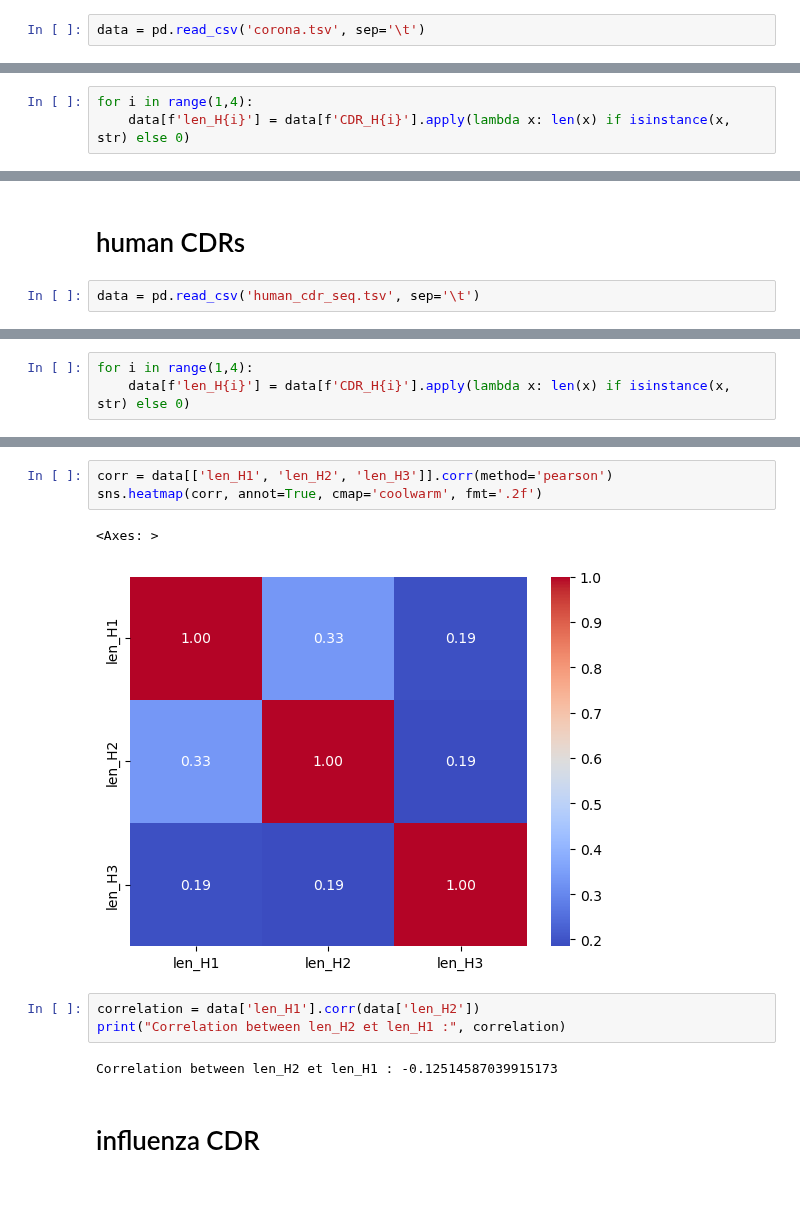
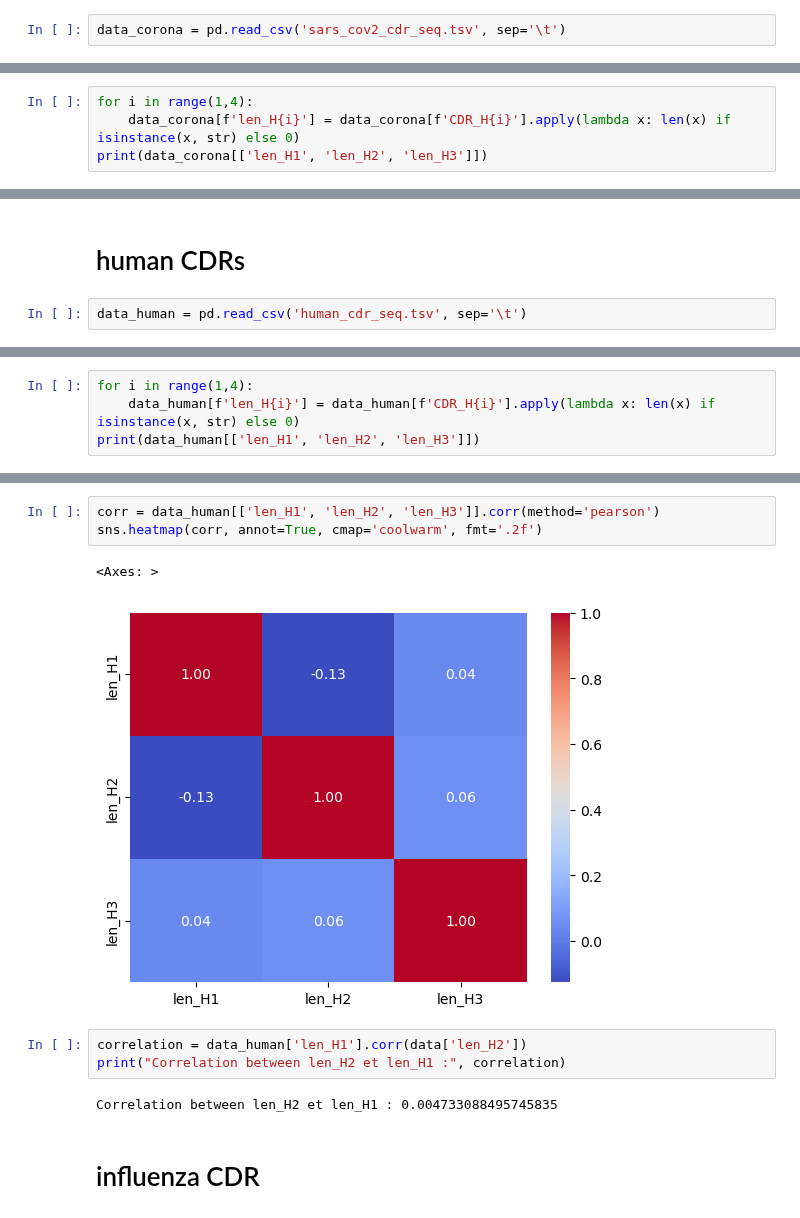
Before and after one commit to datascience-2025-group4/group04-team02, a Jupyter notebook: data cleanup/03_analysislengthAS.ipynb, the cells around one changed output, grey strips where cells are left out. Drawn from its saved outputs; the diff is of its cells as text.

```diff
--- a/data cleanup/03_analysislengthAS.ipynb
+++ b/data cleanup/03_analysislengthAS.ipynb
@@ -28,5 +28,5 @@ Successfully installed seaborn-0.13.2
 # %% [markdown]
 # coronavirus CDR
 # %%
-data = pd.read_csv('corona.tsv', sep='\t')
+data_corona = pd.read_csv('sars_cov2_cdr_seq.tsv', sep='\t')
 # %%
@@ -48,3 +48,4 @@ data
 # %%
 for i in range(1,4):
-    data[f'len_H{i}'] = data[f'CDR_H{i}'].apply(lambda x: len(x) if isinstance(x, str) else 0)
+    data_corona[f'len_H{i}'] = data_corona[f'CDR_H{i}'].apply(lambda x: len(x) if isinstance(x, str) else 0)
+print(data_corona[['len_H1', 'len_H2', 'len_H3']])
@@ -114,5 +98,5 @@ sns.heatmap(corr, annot=True, cmap='coolwarm', fmt='.2f')
 # %% [markdown]
 # human CDRs
 # %%
-data = pd.read_csv('human_cdr_seq.tsv', sep='\t')
+data_human = pd.read_csv('human_cdr_seq.tsv', sep='\t')
 # %%
@@ -133,4 +117,5 @@ data
 379 rows × 80 columns
 # %%
 for i in range(1,4):
-    data[f'len_H{i}'] = data[f'CDR_H{i}'].apply(lambda x: len(x) if isinstance(x, str) else 0)
+    data_human[f'len_H{i}'] = data_human[f'CDR_H{i}'].apply(lambda x: len(x) if isinstance(x, str) else 0)
+print(data_human[['len_H1', 'len_H2', 'len_H3']])
@@ -194,13 +162,13 @@ data[['len_H1', 'len_H2', 'len_H3']]
 # %%
-corr = data[['len_H1', 'len_H2', 'len_H3']].corr(method='pearson')
+corr = data_human[['len_H1', 'len_H2', 'len_H3']].corr(method='pearson')
 sns.heatmap(corr, annot=True, cmap='coolwarm', fmt='.2f')
 # %% [output]
 <Axes: >
-[figure, old version]
+[figure, new version]
 # %%
-correlation = data['len_H1'].corr(data['len_H2'])
+correlation = data_human['len_H1'].corr(data['len_H2'])
 print("Correlation between len_H2 et len_H1 :", correlation)
 # %% [output]
-Correlation between len_H2 et len_H1 : -0.12514587039915173
+Correlation between len_H2 et len_H1 : 0.004733088495745835
 # %% [markdown]
 # influenza CDR
```
Also changed, not shown: parts of 23 cells of this notebook, 3 other files.
